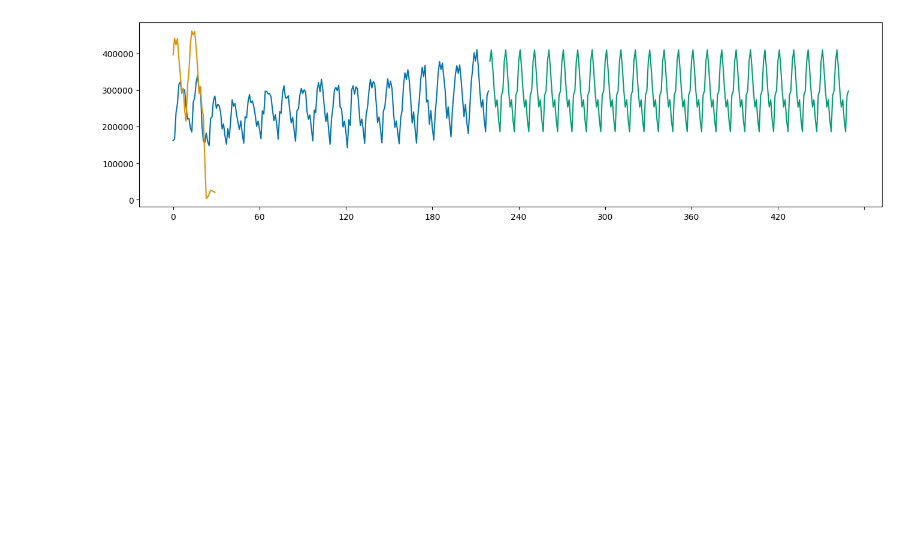
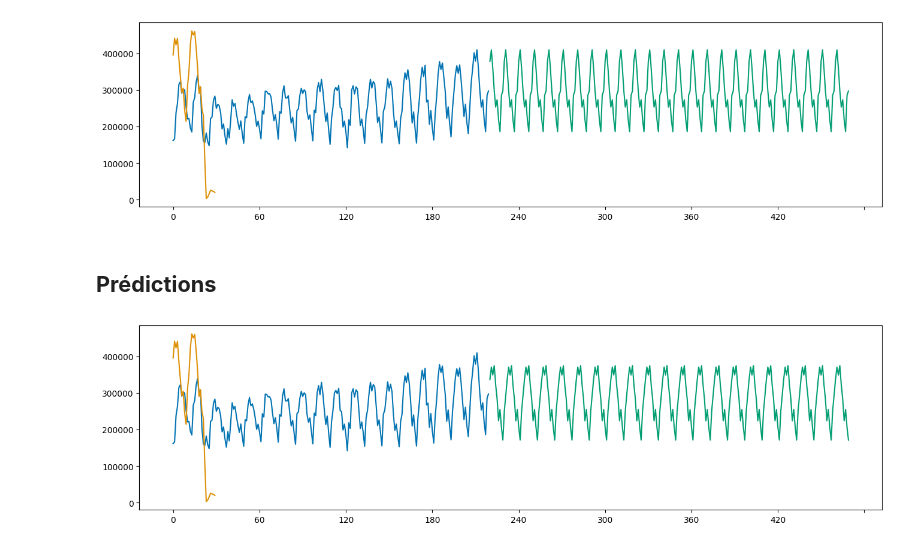
Before and after one commit to aaaamael/time_series_air_passengers, a Jupyter notebook: data.ipynb, the cells around one changed output. Drawn from its saved outputs; the diff is of its cells as text; code cells hidden in the pictures; blank space fills up the shorter version.

Commit message:
Prédictions non naïves

```diff
--- a/data.ipynb
+++ b/data.ipynb
@@ -94,3 +94,5 @@ y_pred = forecaster.predict(fh)
 plot_ys(y_train, y_test, y_pred)
 # %% [output]
 [figure]
+# %% [markdown]
+## **Prédictions**
@@ -96,0 +103,8 @@ plot_ys(y_train, y_test, y_pred)
+# %%
+regressor = KNeighborsRegressor()
+forecaster = make_reduction(regressor, strategy="recursive", window_length=100)
+forecaster.fit(y_train)
+y_pred = forecaster.predict(fh)
+plot_ys(y_train, y_test, y_pred)
+# %% [output]
+[figure, added]
```
Also changed, not shown: parts of 3 cells of this notebook.
